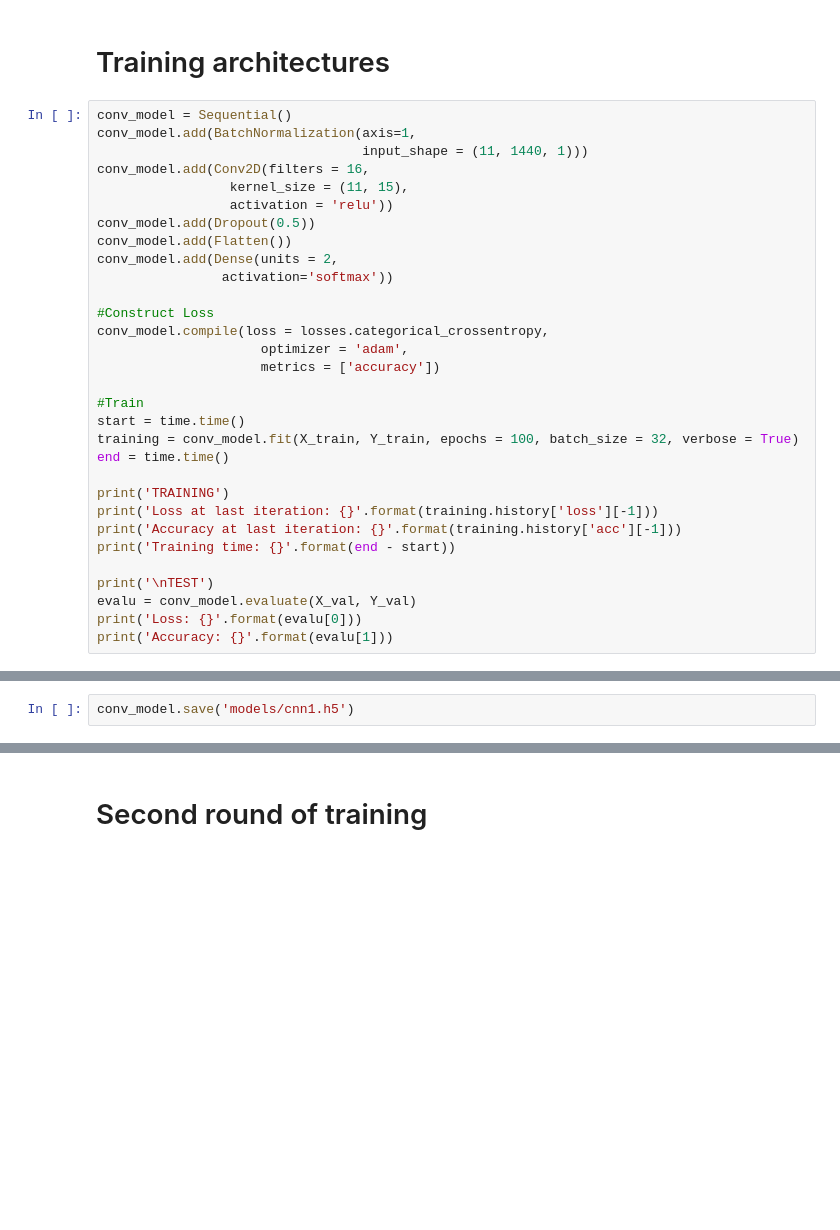
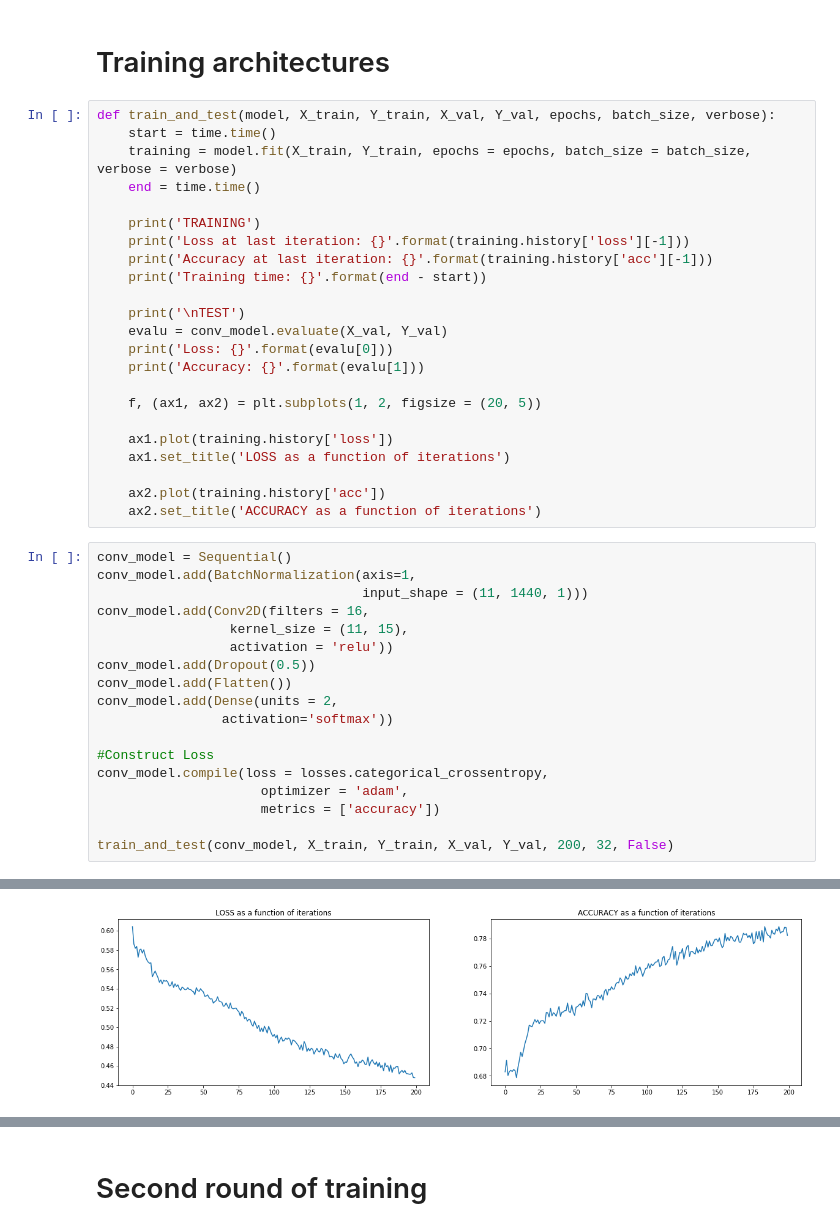
Before and after one commit to VictorSanh/NBA_Challenge, a Jupyter notebook: CNN.ipynb, the cells around one changed output, grey strips where cells are left out. Saved outputs shown, nothing was run; the diff lists cells and outputs as text; blank space fills up the shorter version.

```diff
--- a/CNN.ipynb
+++ b/CNN.ipynb
@@ -47,6 +59,29 @@ Y_train = np_utils.to_categorical(Y_train, 2)
 Y_val = np_utils.to_categorical(Y_val, 2)
 # %% [markdown]
 # Training architectures
+# %%
+def train_and_test(model, X_train, Y_train, X_val, Y_val, epochs, batch_size, verbose):
+    start = time.time()
+    training = model.fit(X_train, Y_train, epochs = epochs, batch_size = batch_size, verbose = verbose)
+    end = time.time()
+
+    print('TRAINING')
+    print('Loss at last iteration: {}'.format(training.history['loss'][-1]))
+    print('Accuracy at last iteration: {}'.format(training.history['acc'][-1]))
+    print('Training time: {}'.format(end - start))
+
+    print('\nTEST')
+    evalu = conv_model.evaluate(X_val, Y_val)
+    print('Loss: {}'.format(evalu[0]))
+    print('Accuracy: {}'.format(evalu[1]))
+
+    f, (ax1, ax2) = plt.subplots(1, 2, figsize = (20, 5))
+
+    ax1.plot(training.history['loss'])
+    ax1.set_title('LOSS as a function of iterations')
+
+    ax2.plot(training.history['acc'])
+    ax2.set_title('ACCURACY as a function of iterations')
 # %%
 conv_model = Sequential()
 conv_model.add(BatchNormalization(axis=1,
@@ -64,18 +99,5 @@ conv_model.compile(loss = losses.categorical_crossentropy,
                      optimizer = 'adam',
                      metrics = ['accuracy'])
 
-#Train
-start = time.time()
-training = conv_model.fit(X_train, Y_train, epochs = 100, batch_size = 32, verbose = True)
-end = time.time()
-
-print('TRAINING')
-print('Loss at last iteration: {}'.format(training.history['loss'][-1]))
-print('Accuracy at last iteration: {}'.format(training.history['acc'][-1]))
-print('Training time: {}'.format(end - start))
-
-print('\nTEST')
-evalu = conv_model.evaluate(X_val, Y_val)
-print('Loss: {}'.format(evalu[0]))
-print('Accuracy: {}'.format(evalu[1]))
+train_and_test(conv_model, X_train, Y_train, X_val, Y_val, 200, 32, False)
 # %% [output]
@@ -99,5 +113,4 @@ Accuracy: 0.710651828488409
+[figure, added]
-# %%
-conv_model.save('models/cnn1.h5')
 # %%
 conv_model = Sequential()
 conv_model.add(BatchNormalization(axis=1,
```
Also changed, not shown: parts of 19 cells of this notebook.
